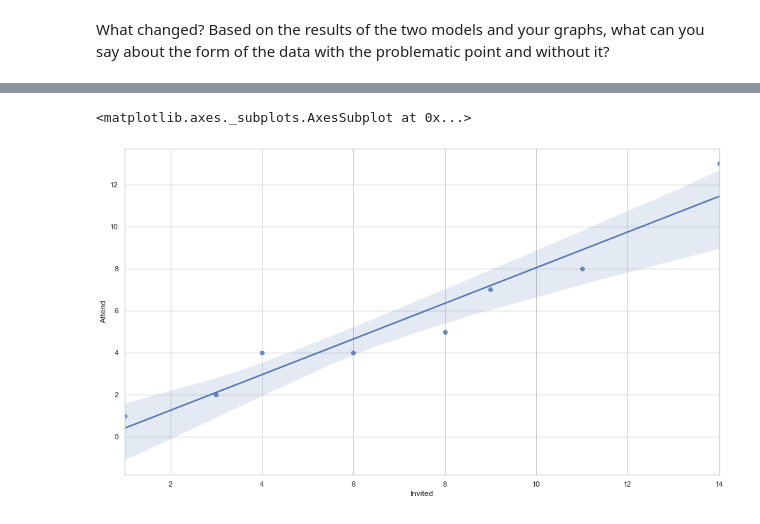
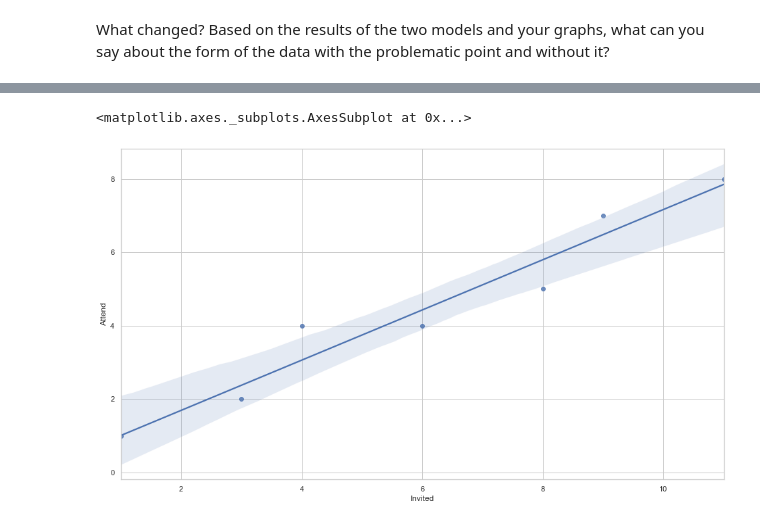
Before and after one commit to Ironhack-Data-Madrid-Febrero-2021/lab-regression-analysis, a Jupyter notebook: your-code.ipynb, the cells around one changed output, grey strips where cells are left out. Drawn from its saved outputs; the diff is of its cells as text; code cells hidden in the pictures.

```diff
--- a/your-code.ipynb
+++ b/your-code.ipynb
@@ -341,8 +371,8 @@ I am suspicious about the last few parties I have thrown: it seems that the more
 We want to know if the relationship modeled by the two random variables is linear or not, and therefore if it is appropriate to model it with a linear regression.
 First, build a dataframe with the data.
 # %%
-df = pd.DataFrame({'Invited': [1,3,4,6,8,9,11,14],'Attend': [1,2,4,4,5,7,8,13]})
-df
+Invited = pd.DataFrame({'Invited': [1,3,4,6,8,9,11,14],'Attend': [1,2,4,4,5,7,8,13]})
+Invited
 # %% [output]
 |  | Invited | Attend |
 | 0 | 1 | 1 |
@@ -418,12 +470,12 @@ d2=df
 # %%
 for x in ['Attend']:
-    q75,q25 = np.percentile(df2.loc[:,x],[75,25])
+    q75,q25 = np.percentile(Invited.loc[:,x],[75,25])
     intr_qr = q75-q25
 
     max = q75+(1.5*intr_qr)
     min = q25-(1.5*intr_qr)
 
-    df2.loc[df2[x] < min,x] = np.nan
-    df2.loc[df2[x] > max,x] = np.nan
-df2
+    Invited.loc[Invited[x] < min,x] = np.nan
+    Invited.loc[Invited[x] > max,x] = np.nan
+Invited
 # %% [output]
@@ -436,0 +491,2 @@ df2.boxplot()
+# %%
+mod_df = Invited.dropna()
@@ -439,5 +534,5 @@ What changed? Based on the results of the two models and your graphs, what can y
 # %%
-sns.regplot(x=df["Invited"], y=df["Attend"])
+sns.regplot(x=mod_df["Invited"], y=mod_df["Attend"])
 # %% [output]
 <matplotlib.axes._subplots.AxesSubplot at 0x...>
-[figure, old version]
+[figure, new version]
```
Also changed, not shown: parts of 28 cells of this notebook.
